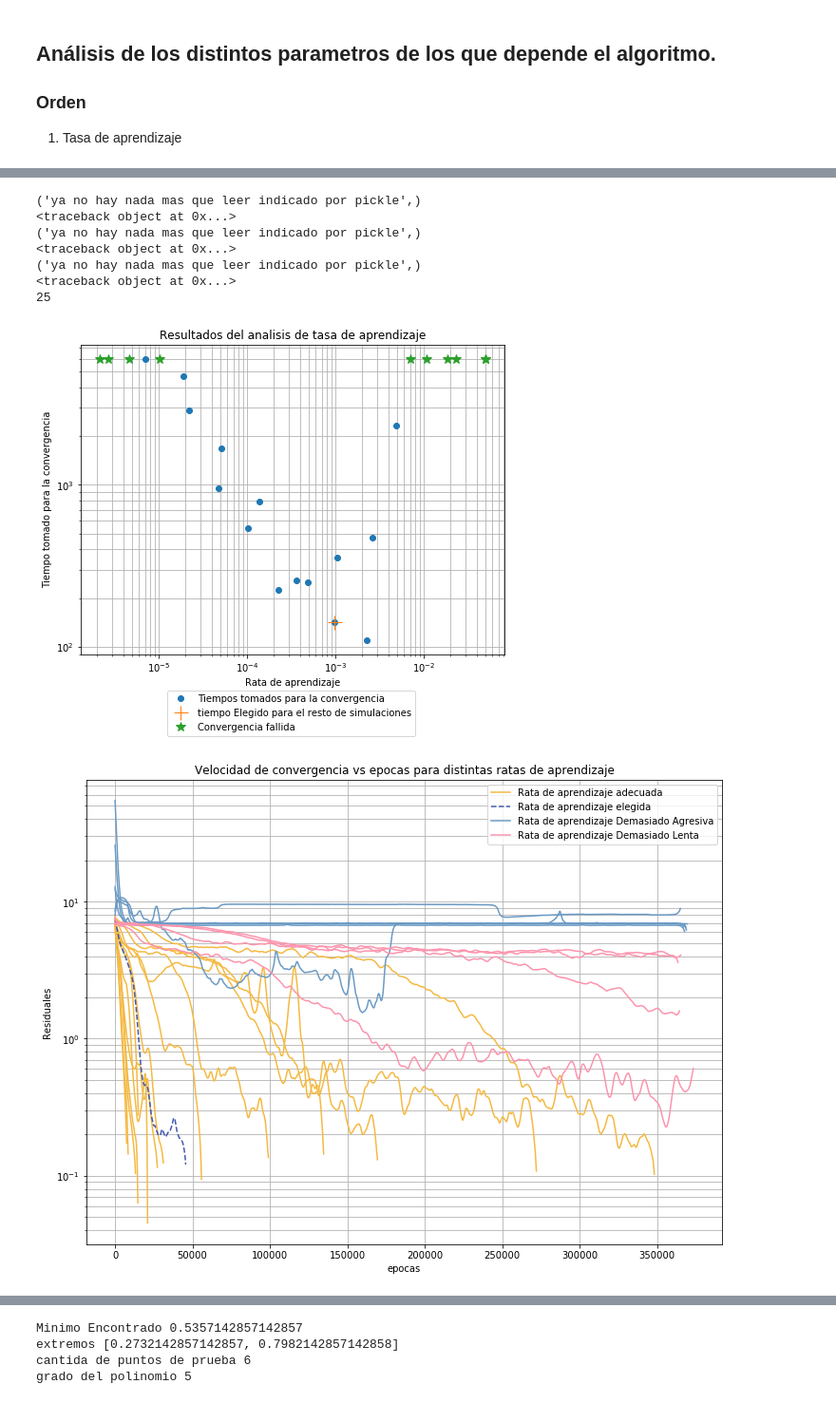
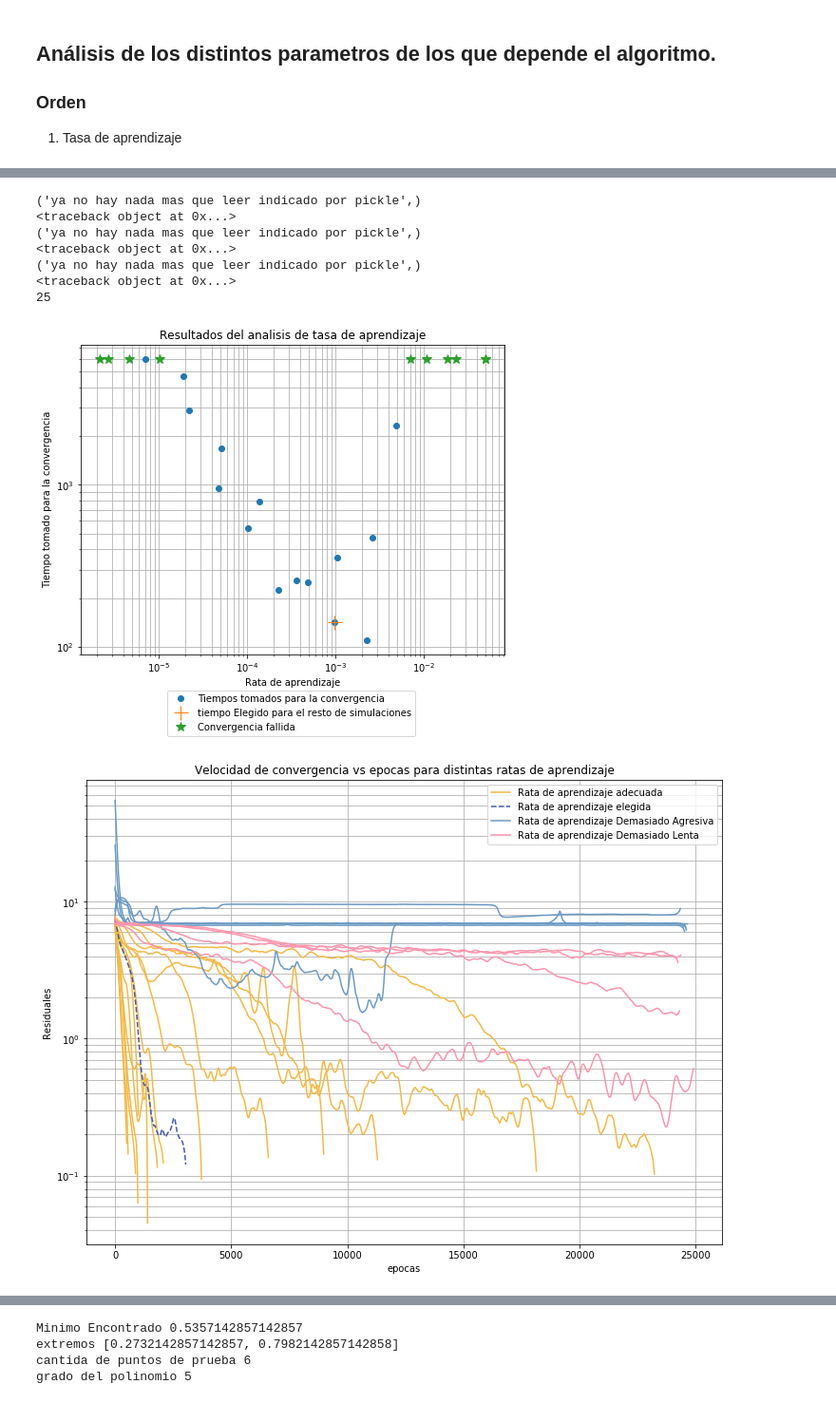
Before and after one commit to ngrandas/efficientPINN, a Jupyter notebook: pythontesis/Final.ipynb, the cells around one changed output, grey strips where cells are left out. Shown at 95% size. Cells and saved outputs as stored; diff of their text form; code cells hidden in the pictures.

```diff
--- a/pythontesis/Final.ipynb
+++ b/pythontesis/Final.ipynb
@@ -594,38 +586,38 @@ for j in range(len(convergieron)):
         mejorOpcion = j
     else:
         senal_filtrada = filtrador(i)
-        eje_x = np.linspace(0,len(senal_filtrada)*300,len(senal_filtrada)) # Se tomo un sample cada 300 epocas.
+        eje_x = np.linspace(0,len(senal_filtrada)*20,len(senal_filtrada)) # Se tomo un sample cada 300 epocas.
         ax.semilogy(eje_x,senal_filtrada,color = "#F4B942",label = "Rata de aprendizaje adecuada",alpha = transparencia)
 
 senal_filtrada =  filtrador(convergieron[mejorOpcion],)
-eje_x = np.linspace(0,len(senal_filtrada) * 300,len(senal_filtrada))
+eje_x = np.linspace(0,len(senal_filtrada) * 20,len(senal_filtrada))
 ax.semilogy(eje_x,senal_filtrada,color = "#4059AD",label = "Rata de aprendizaje elegida",alpha = 1,linewidth = 1.5,linestyle = "--")
 
 for i in noConvergieronArriba:
     senal_filtrada = filtrador(i)
-    eje_x = np.linspace(0,len(senal_filtrada)* 300,len(senal_filtrada)) # Se tomo un sample cada 300 epocas.
+    eje_x = np.linspace(0,len(senal_filtrada)* 20,len(senal_filtrada)) # Se tomo un sample cada 300 epocas.
     ax.semilogy(eje_x,senal_filtrada,color = "#6B9AC4",label = "Rata de aprendizaje Demasiado Agresiva",alpha = transparencia)
 
 for i in noConvergieronAbajo:
     senal_filtrada = filtrador(i)
-    eje_x = np.linspace(0,len(senal_filtrada)*300,len(senal_filtrada)) # Se tomo un sample cada 300 epocas.
+    eje_x = np.linspace(0,len(senal_filtrada)*20,len(senal_filtrada)) # Se tomo un sample cada 300 epocas.
     ax.semilogy(eje_x,senal_filtrada,color = "#FC94AD",label = "Rata de aprendizaje Demasiado Lenta",alpha = transparencia)
 ax.set_ylabel("Residuales")
 ax.set_xlabel("epocas")
 ax.grid(which="both")
 display = [10,15,24,len(convergieron)-1]
 handles, labels = ax.get_legend_handles_labels()
 ax.legend([handle for i,handle in enumerate(handles) if i in display],
       [label for i,label in enumerate(labels) if i in display])
 plt.style.context("seaborn-colorblind")
 plt.savefig("Convergencia para distintas ratas de aprendizaje",dpi = 300, bbox_inches = "tight")
 # %% [output]
 ('ya no hay nada mas que leer indicado por pickle',)
 <traceback object at 0x...>
 ('ya no hay nada mas que leer indicado por pickle',)
 <traceback object at 0x...>
 ('ya no hay nada mas que leer indicado por pickle',)
 <traceback object at 0x...>
 25
 [figure]
-[figure, old version]
+[figure, new version]
```
Also changed, not shown: parts of 15 cells of this notebook.
